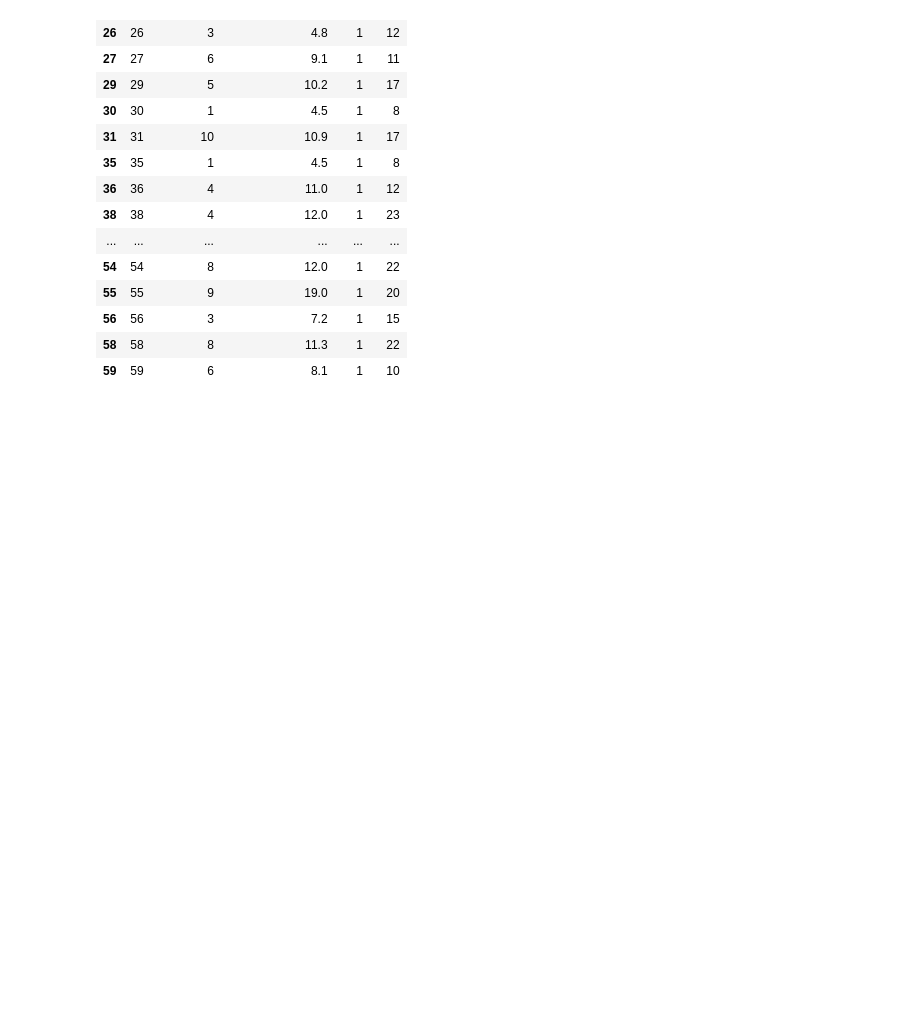
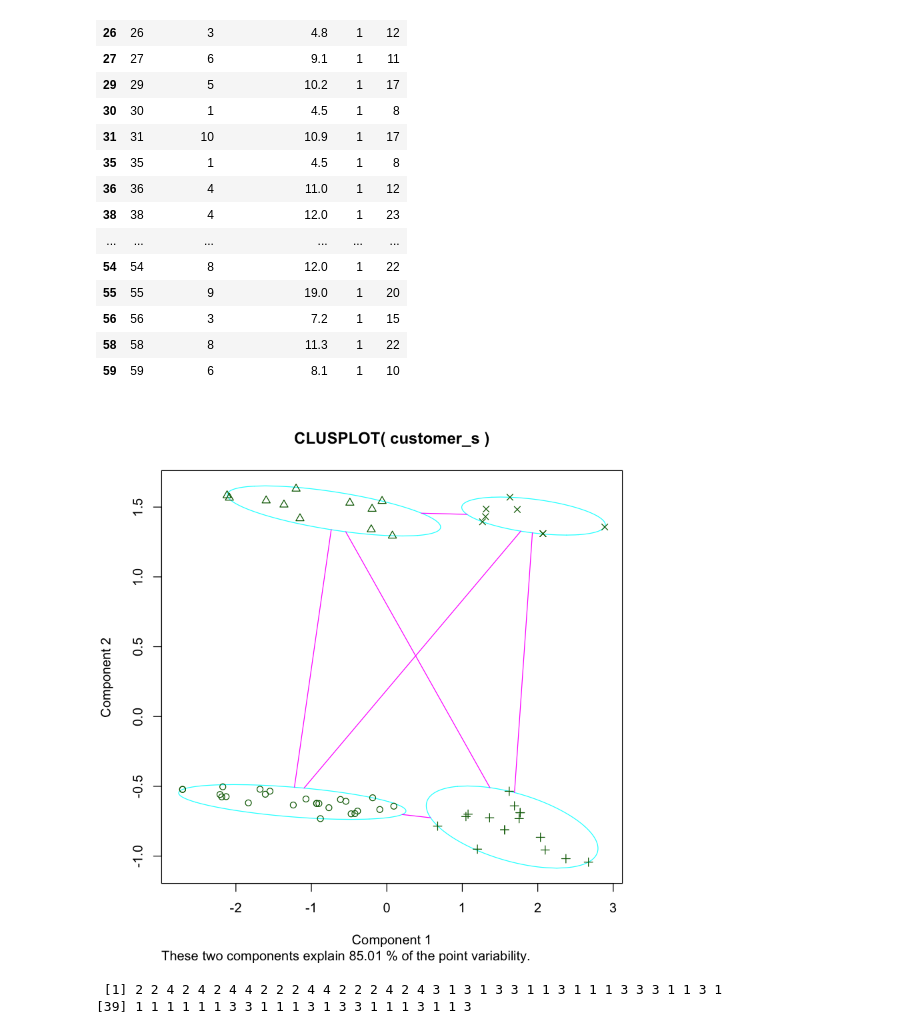
Before and after one commit to YuHsuanLin/riii, a Jupyter notebook: cb102/cb102_20180824.ipynb, the cells around one changed output. Drawn from its saved outputs; the diff is of its cells as text; code cells hidden in the pictures; blank space fills up the shorter version.

Commit message:
cluster validation

```diff
--- a/cb102/cb102_20180824.ipynb
+++ b/cb102/cb102_20180824.ipynb
@@ -160,7 +160,7 @@ cutree(dv,k=4)
 # %%
 ?kmeans
 # %%
-km = kmeans( customer_s,centers = 4)
+km = kmeans( customer_s,centers = 4, nstart=10 )
 # %%
 km
 # %% [output]
@@ -215,0 +218,9 @@ customer[km$cluster == 1,]
+# %%
+clusplot(customer_s,km$cluster)
+# %% [output]
+[figure, added]
+# %%
+km$cluster
+# %% [output]
+ [1] 2 2 4 2 4 2 4 4 2 2 2 4 4 2 2 2 4 2 4 3 1 3 1 3 3 1 1 3 1 1 1 3 3 3 1 1 3 1
+[39] 1 1 1 1 1 1 3 3 1 1 1 3 1 3 3 1 1 1 3 1 1 3
```
Also changed, not shown: parts of 24 cells of this notebook.
